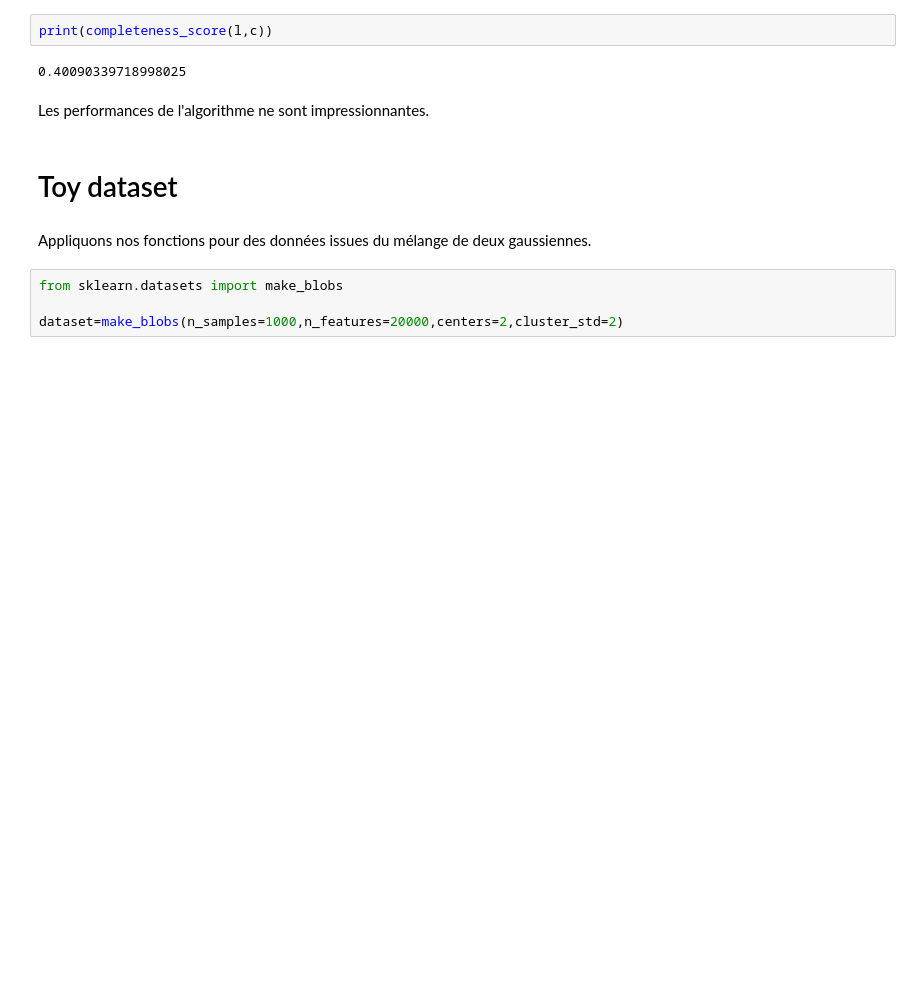
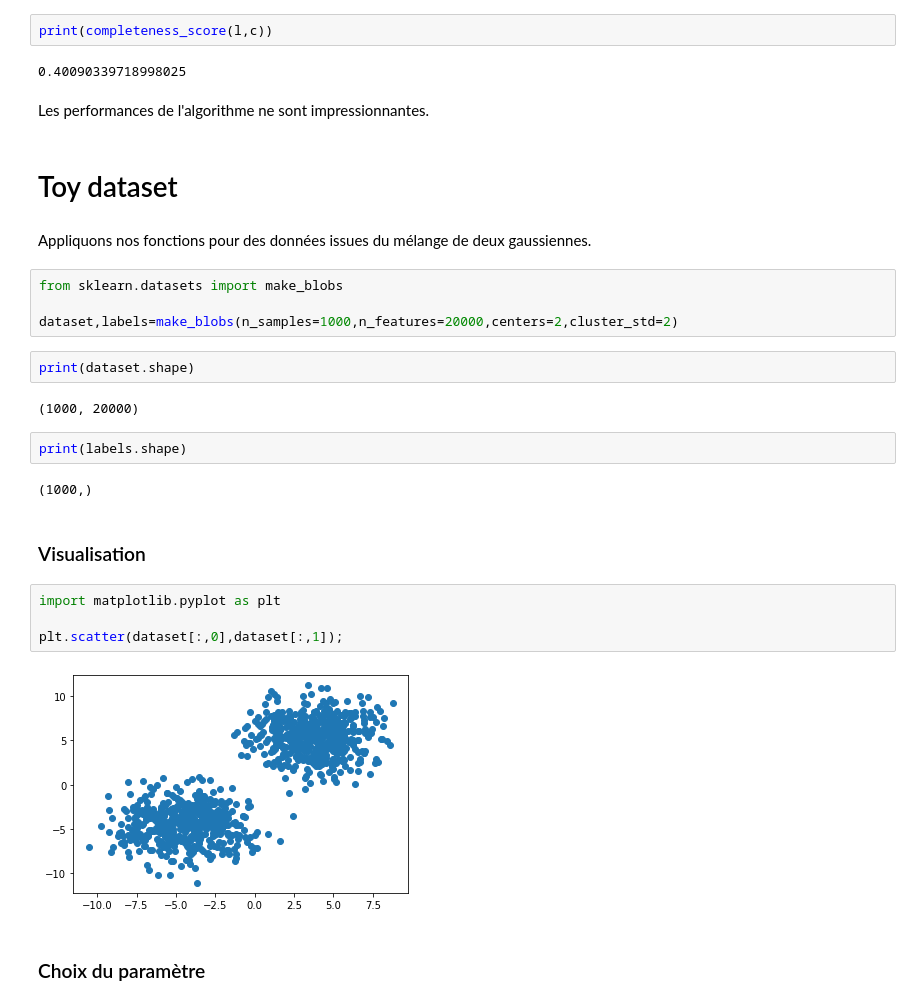
Before and after one commit to ZiyadOulhaj/Kernel-methods-for-single-cell, a Jupyter notebook: Applications/Kernel RNAseq.ipynb, the cells around one changed output. Drawn from its saved outputs; the diff is of its cells as text; blank space fills up the shorter version.

```diff
--- a/Applications/Kernel RNAseq.ipynb
+++ b/Applications/Kernel RNAseq.ipynb
@@ -321,4 +321,22 @@ Appliquons nos fonctions pour des données issues du mélange de deux gaussienne
 # %%
 from sklearn.datasets import make_blobs
 
-dataset=make_blobs(n_samples=1000,n_features=20000,centers=2,cluster_std=2)
+dataset,labels=make_blobs(n_samples=1000,n_features=20000,centers=2,cluster_std=2)
+# %%
+print(dataset.shape)
+# %% [output]
+(1000, 20000)
+# %%
+print(labels.shape)
+# %% [output]
+(1000,)
+# %% [markdown]
+### Visualisation
+# %%
+import matplotlib.pyplot as plt
+
+plt.scatter(dataset[:,0],dataset[:,1]);
+# %% [output]
+[figure, added]
+# %% [markdown]
+### Choix du paramètre
```
Also changed, not shown: parts of 33 cells of this notebook, 1 other file.
